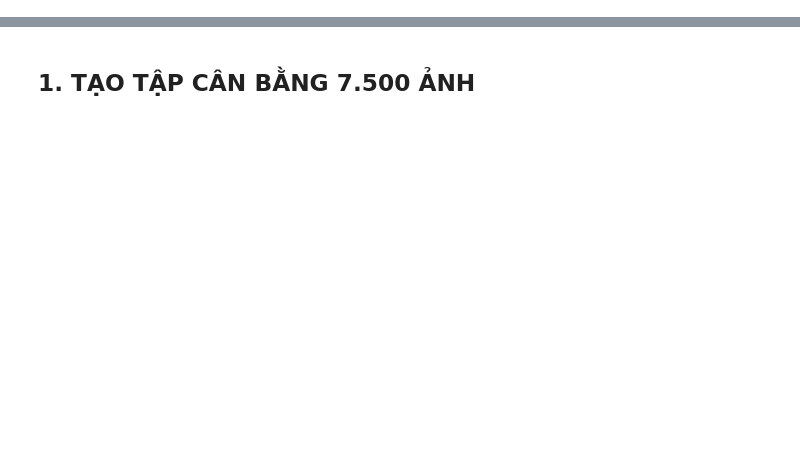
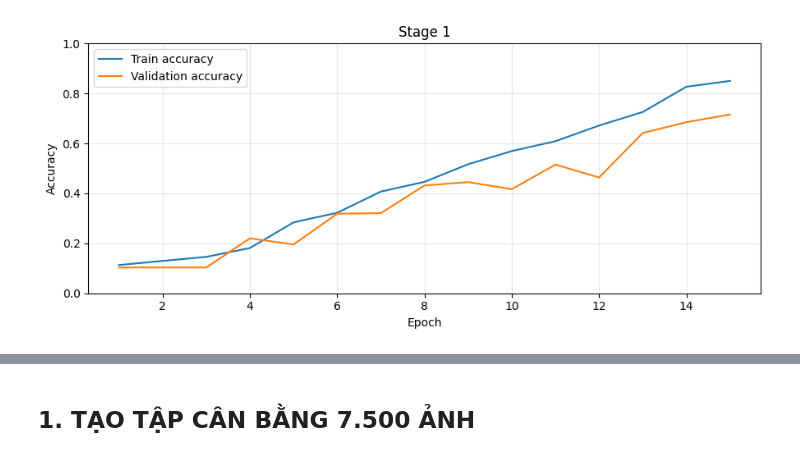
Before and after one commit to Thanhtra1702/DAT301m-Final, a Jupyter notebook: submission.ipynb, the cells around one changed output, grey strips where cells are left out. Saved outputs shown, nothing was run; the diff lists cells and outputs as text; code cells hidden in the pictures; blank space fills up the shorter version.

```diff
--- a/submission.ipynb
+++ b/submission.ipynb
@@ -506,0 +678,7 @@ Output nạp dữ liệu ghi nhận **6.000 train / 1.500 validation**. Việc c
+# %%
+MANUAL_TRAIN_DIR = CURATED_TRAIN_ROOT
+assert all((MANUAL_TRAIN_DIR / c).is_dir() for c in CLASS_NAMES)
+print("Stage 1 sử dụng nguyên vẹn train thủ công:", MANUAL_TRAIN_DIR)
+print("Số ảnh:", sum(len(list((MANUAL_TRAIN_DIR / c).glob("*.png"))) for c in CLASS_NAMES))
+assert_source_data_unchanged()
+assert_eval_unchanged()
@@ -506,0 +693,3 @@ Output nạp dữ liệu ghi nhận **6.000 train / 1.500 validation**. Việc c
+# %%
+model_s1, history_s1 = run_stage(1, MANUAL_TRAIN_DIR)
+# %% [output]
@@ -506,0 +713 @@ Output nạp dữ liệu ghi nhận **6.000 train / 1.500 validation**. Việc c
+[figure, added]
```
Also changed, not shown: parts of 86 cells of this notebook, 2 other files.
